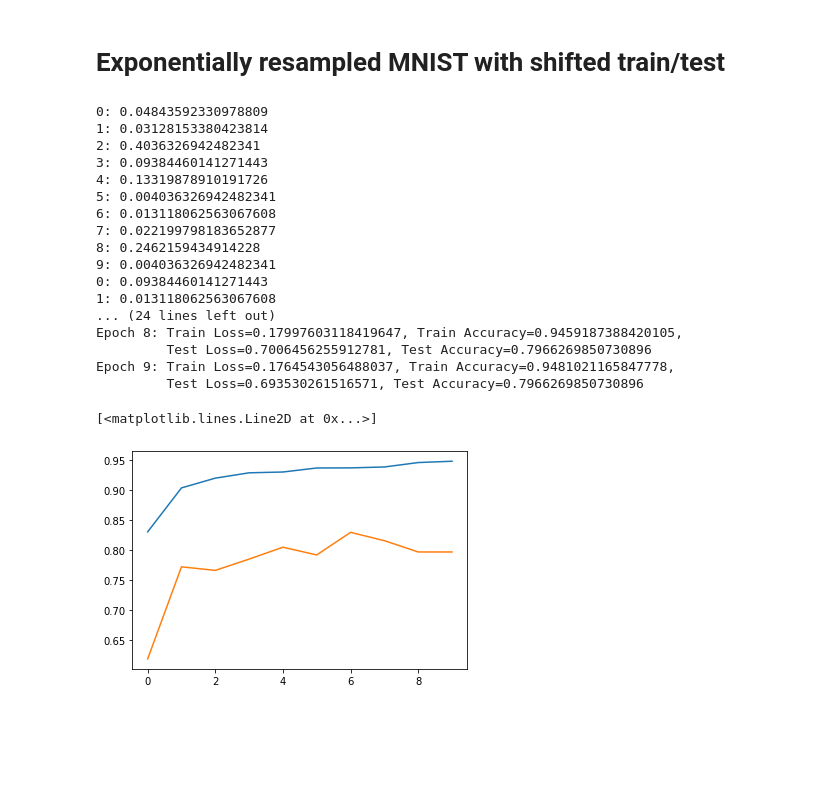
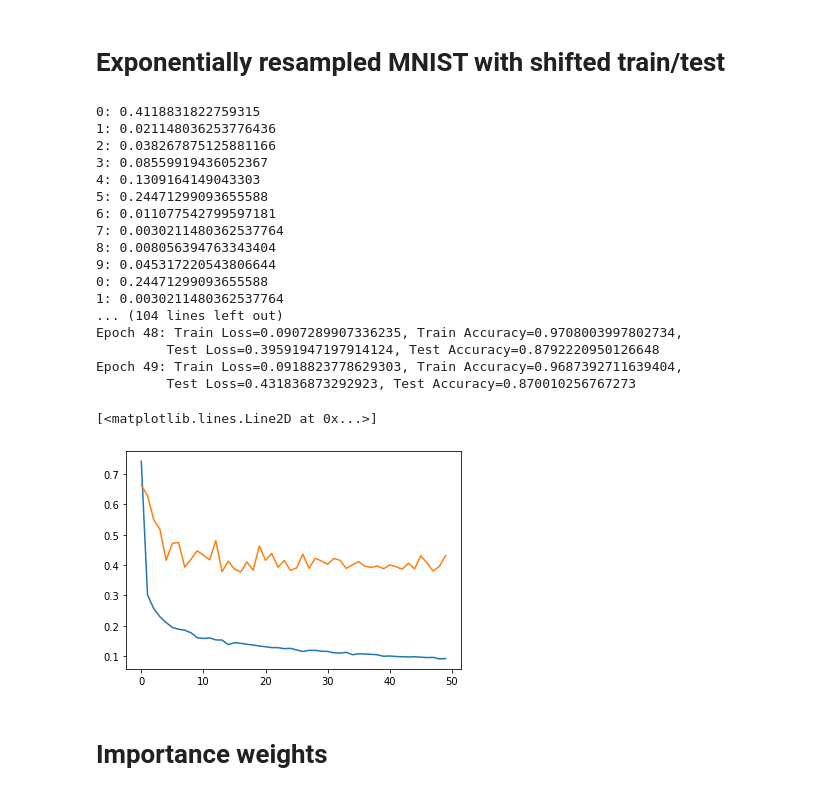
Before and after one commit to dwyatte/label-shift, a Jupyter notebook: label_shift.ipynb, the cells around one changed output. Cells and saved outputs as stored; diff of their text form; code cells hidden in the pictures; blank space fills up the shorter version.

```diff
--- a/label_shift.ipynb
+++ b/label_shift.ipynb
@@ -8,7 +8,7 @@ import tensorflow_datasets as tfds
 LEARNING_RATE = 0.01
 MOMENTUM = 0.9
 BATCH_SIZE = 32
-NUM_EPOCHS = 10
+NUM_EPOCHS = 50
 # %%
 class LogisticRegression(tf.keras.Model):
     def __init__(self, n_classes, l2_lambda=0.0):
@@ -32,7 +32,7 @@ test = tfds.load('mnist', split='test').map(preprocess).batch(BATCH_SIZE)
 # %%
 def get_train_step():
     @tf.function
-    def train_step(model, inputs, labels, criterion, optimizer, metrics):
+    def train_step(model, inputs, labels, criterion, optimizer, metrics, importance_weights=None):
         with tf.GradientTape() as tape:
             outputs = model(inputs, training=True)
             loss = criterion(labels, outputs) + tf.reduce_sum(model.losses)
@@ -221,57 +219,56 @@ optimizer = tf.keras.optimizers.SGD(LEARNING_RATE, MOMENTUM)
 train_step = get_train_step()
 test_step = get_test_step()
 
-train_density = np.random.permutation(density)
-test_density = np.random.permutation(density)
 resampled_train = resample_dataset(train, train_density, training=True)
 resampled_test = resample_dataset(test, test_density, training=False)
 
 train_loss = []
 train_accuracy = []
 test_loss = []
 test_accuracy = []
-
 
 for epoch in range(NUM_EPOCHS):
 
     for metric in metrics:
         metrics[metric].reset_states()
 
     for inputs, labels in resampled_train:
         train_step(model, inputs, labels, criterion, optimizer, metrics)
 
     for inputs, labels in resampled_test:
         test_step(model, inputs, labels, criterion, metrics)
 
     train_loss.append(metrics['train_loss'].result())
     train_accuracy.append(metrics['train_accuracy'].result())
     test_loss.append(metrics['test_loss'].result())
     test_accuracy.append(metrics['test_accuracy'].result())
 
     print(
         f'Epoch {epoch}: Train Loss={train_loss[-1]}, Train Accuracy={train_accuracy[-1]},\n \
         Test Loss={test_loss[-1]}, Test Accuracy={test_accuracy[-1]}'
     )
 
-plt.plot(train_accuracy)
-plt.plot(test_accuracy)
+plt.plot(train_loss)
+plt.plot(test_loss)
 # %% [output]
-0: 0.04843592330978809
-1: 0.03128153380423814
-2: 0.4036326942482341
-3: 0.09384460141271443
-4: 0.13319878910191726
-5: 0.004036326942482341
-6: 0.013118062563067608
-7: 0.022199798183652877
-8: 0.2462159434914228
-9: 0.004036326942482341
-0: 0.09384460141271443
-1: 0.013118062563067608
-... (24 lines left out)
-Epoch 8: Train Loss=0.17997603118419647, Train Accuracy=0.9459187388420105,
-         Test Loss=0.7006456255912781, Test Accuracy=0.7966269850730896
-Epoch 9: Train Loss=0.1764543056488037, Train Accuracy=0.9481021165847778,
-         Test Loss=0.693530261516571, Test Accuracy=0.7966269850730896
+0: 0.4118831822759315
+1: 0.021148036253776436
+2: 0.038267875125881166
+3: 0.08559919436052367
+4: 0.1309164149043303
+5: 0.24471299093655588
+6: 0.011077542799597181
+7: 0.0030211480362537764
+8: 0.008056394763343404
+9: 0.045317220543806644
+0: 0.24471299093655588
+1: 0.0030211480362537764
+... (104 lines left out)
+Epoch 48: Train Loss=0.0907289907336235, Train Accuracy=0.9708003997802734,
+         Test Loss=0.39591947197914124, Test Accuracy=0.8792220950126648
+Epoch 49: Train Loss=0.0918823778629303, Train Accuracy=0.9687392711639404,
+         Test Loss=0.431836873292923, Test Accuracy=0.870010256767273
 [<matplotlib.lines.Line2D at 0x...>]
-[figure, old version]
+[figure, new version]
+# %% [markdown]
+# Importance weights
```
Also changed, not shown: parts of 6 cells of this notebook.
